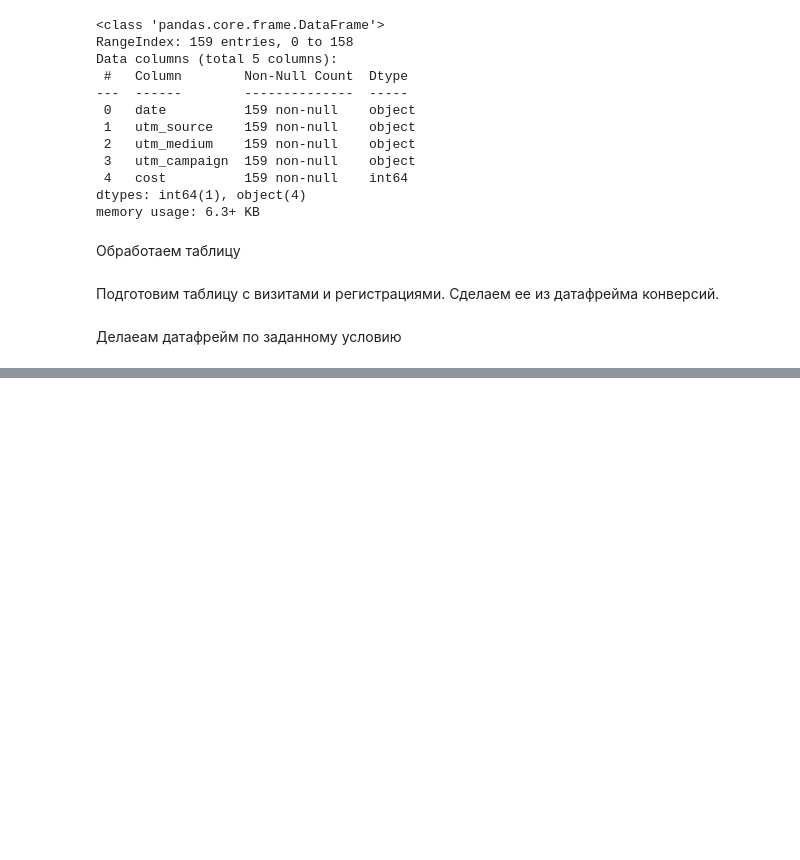
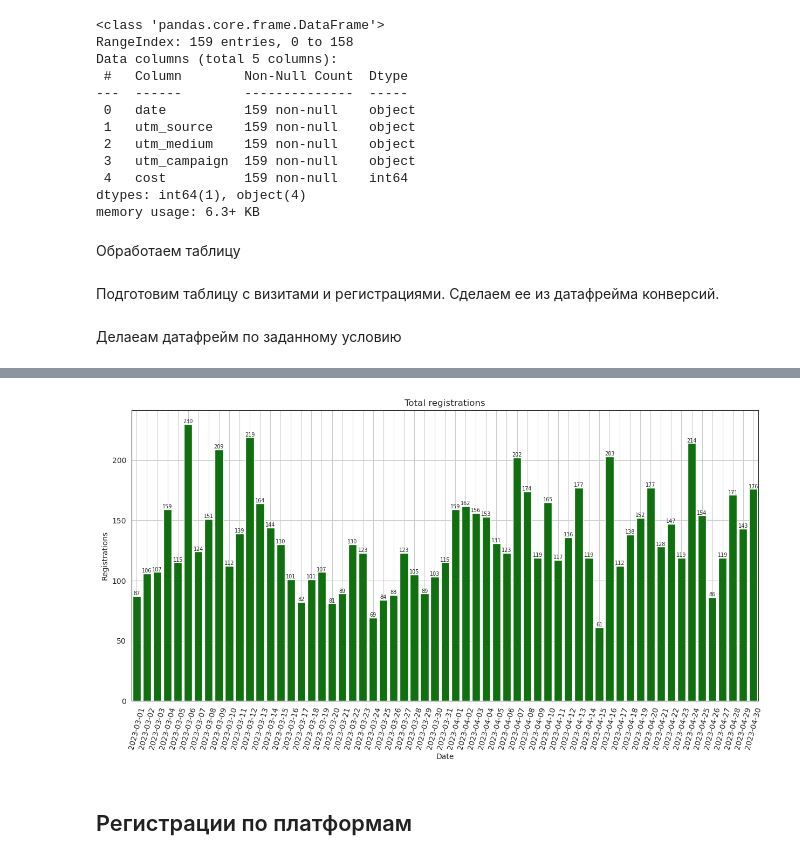
Before and after one commit to CodingKarp/data-analytics-project-100, a Jupyter notebook: analysis.ipynb, the cells around one changed output, grey strips where cells are left out. Saved outputs shown, nothing was run; the diff lists cells and outputs as text; code cells hidden in the pictures; blank space fills up the shorter version.

```diff
--- a/analysis.ipynb
+++ b/analysis.ipynb
@@ -217,0 +259,19 @@ ads.to_json("./ads.json")
+# %%
+total_regs = ads.groupby(["date_group"]).agg({"registrations":"sum"}).reset_index()
+total_regs["date_group"] = pd.to_datetime(total_regs["date_group"])
+filtered_regs = total_regs[total_visits["date_group"] <= date_limit]
+# %%
+fig, ax = plt.subplots(figsize=(15, 7))
+sns.barplot(x="date_group", y="registrations", data=filtered_regs, color="green")
+ax.bar_label(ax.containers[0], fontsize=7)
+plt.xticks(rotation=75)
+plt.xlabel("Date")
+plt.ylabel("Registrations")
+plt.title("Total registrations")
+plt.grid()
+plt.savefig("./charts/final_regs_barplot.png")
+plt.show()
+# %% [output]
+[figure, added]
+# %% [markdown]
+## Регистрации по платформам
```
Also changed, not shown: parts of 13 cells of this notebook.
